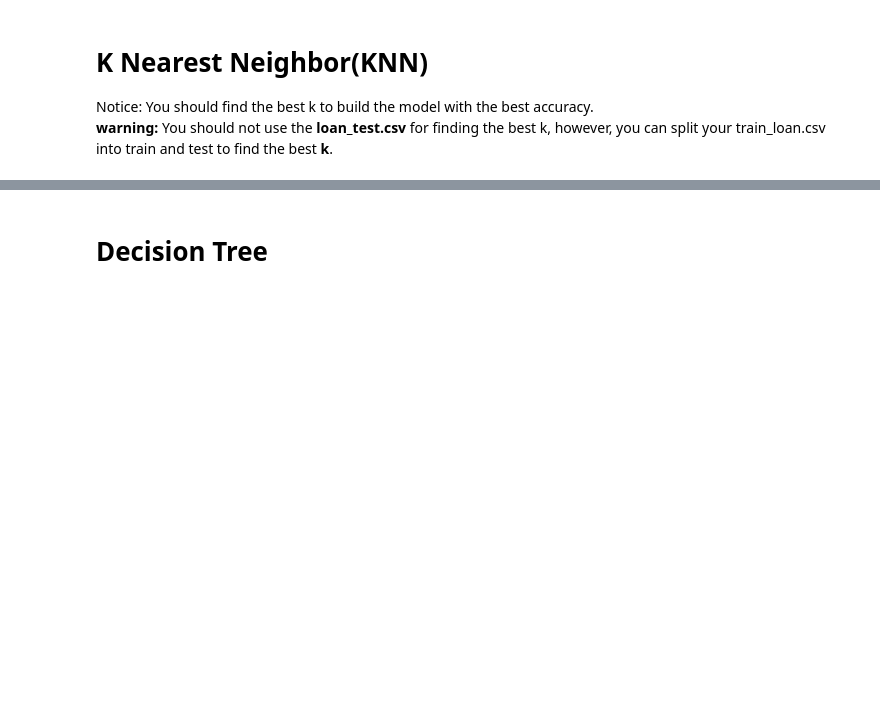
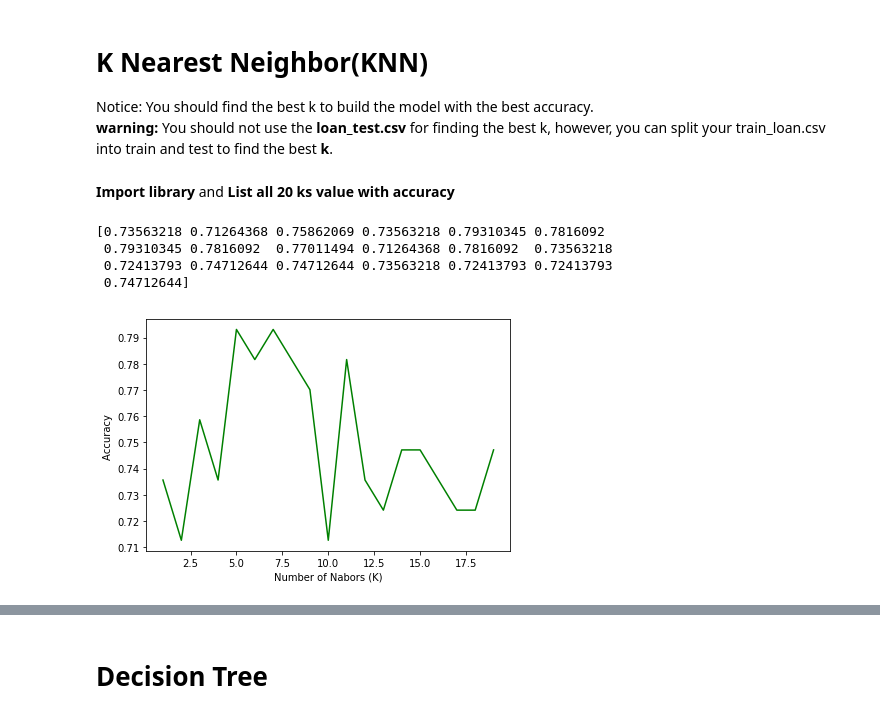
Before and after one commit to cenzwong/Coursera_IBM_AI_ENG, a Jupyter notebook: coursera-IBM-ML-with-py notebook.ipynb, the cells around one changed output, grey strips where cells are left out. Drawn from its saved outputs; the diff is of its cells as text; code cells hidden in the pictures; blank space fills up the shorter version.

```diff
--- a/coursera-IBM-ML-with-py notebook.ipynb
+++ b/coursera-IBM-ML-with-py notebook.ipynb
@@ -282,0 +275,6 @@ __ Notice:__
+# %%
+from sklearn.model_selection import train_test_split
+X_train, X_test, y_train, y_test = train_test_split( X, y, test_size=0.25, random_state=4)
+print ('Original set:', X.shape,  y.shape)
+print ('Train set:', X_train.shape,  y_train.shape)
+print ('Test set:', X_test.shape,  y_test.shape)
@@ -284,3 +286,5 @@ __ Notice:__
 # K Nearest Neighbor(KNN)
 Notice: You should find the best k to build the model with the best accuracy.
 **warning:** You should not use the __loan_test.csv__ for finding the best k, however, you can split your train_loan.csv into train and test to find the best __k__.
+# %% [markdown]
+<b>Import library</b> and <b>List all 20 ks value with accuracy</b>
@@ -286,0 +294,28 @@ Notice: You should find the best k to build the model with the best accuracy.
+# %%
+Ks = 20
+mean_acc = np.zeros((Ks-1))
+std_acc = np.zeros((Ks-1))
+ConfustionMx = [];
+for n in range(1,Ks):
+
+    #Train Model and Predict
+    neigh = KNeighborsClassifier(n_neighbors = n).fit(X_train,y_train)
+    yhat=neigh.predict(X_test)
+    mean_acc[n-1] = metrics.accuracy_score(y_test, yhat)
+
+
+    std_acc[n-1]=np.std(yhat==y_test)/np.sqrt(yhat.shape[0])
+
+print(mean_acc)
+
+plt.plot(range(1,Ks),mean_acc,'g')
+plt.ylabel('Accuracy ')
+plt.xlabel('Number of Nabors (K)')
+plt.tight_layout()
+plt.show()
+# %% [output]
+[0.73563218 0.71264368 0.75862069 0.73563218 0.79310345 0.7816092
+ 0.79310345 0.7816092  0.77011494 0.71264368 0.7816092  0.73563218
+ 0.72413793 0.74712644 0.74712644 0.73563218 0.72413793 0.72413793
+ 0.74712644]
+[figure, added]
```
Also changed, not shown: parts of 29 cells of this notebook.
